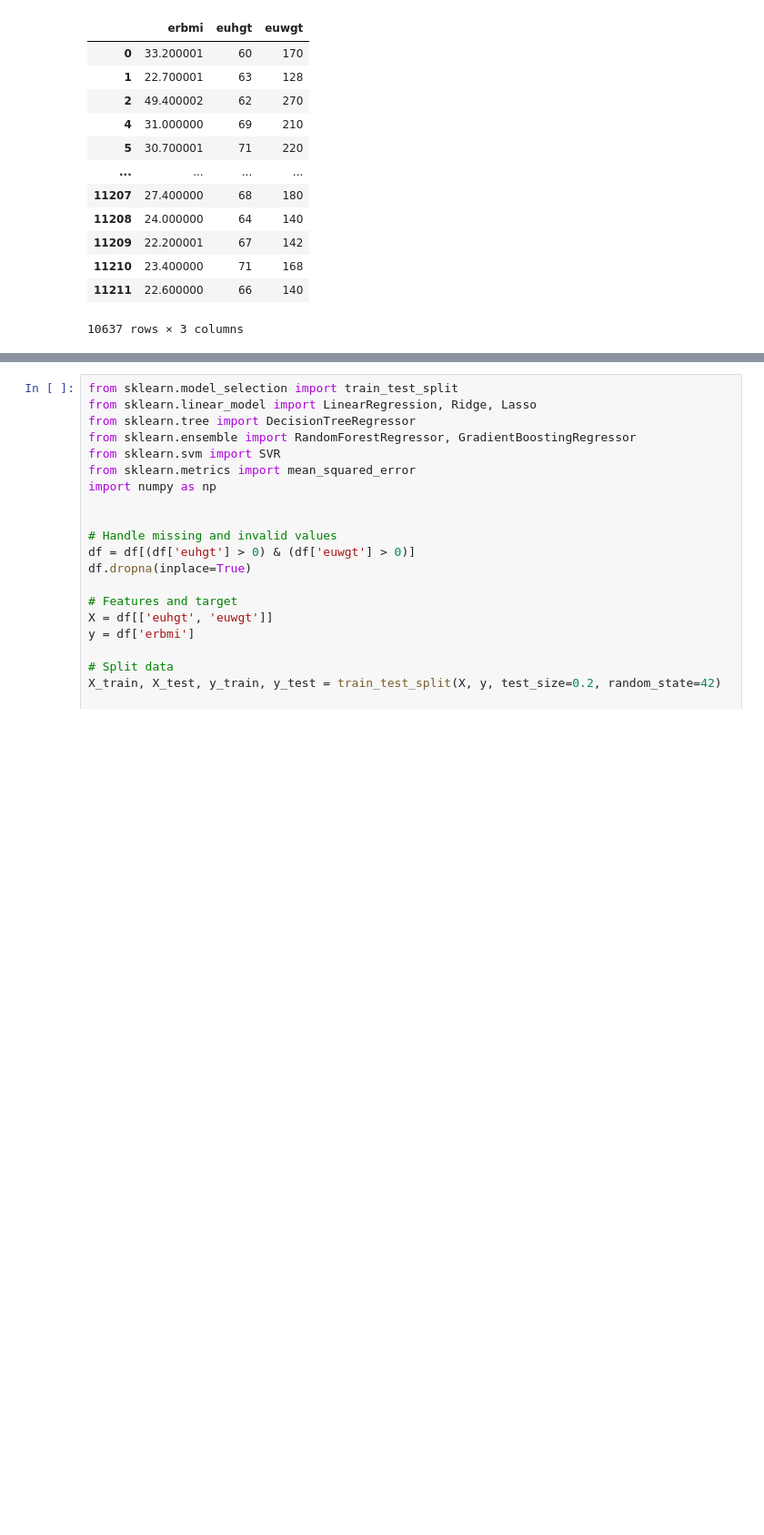
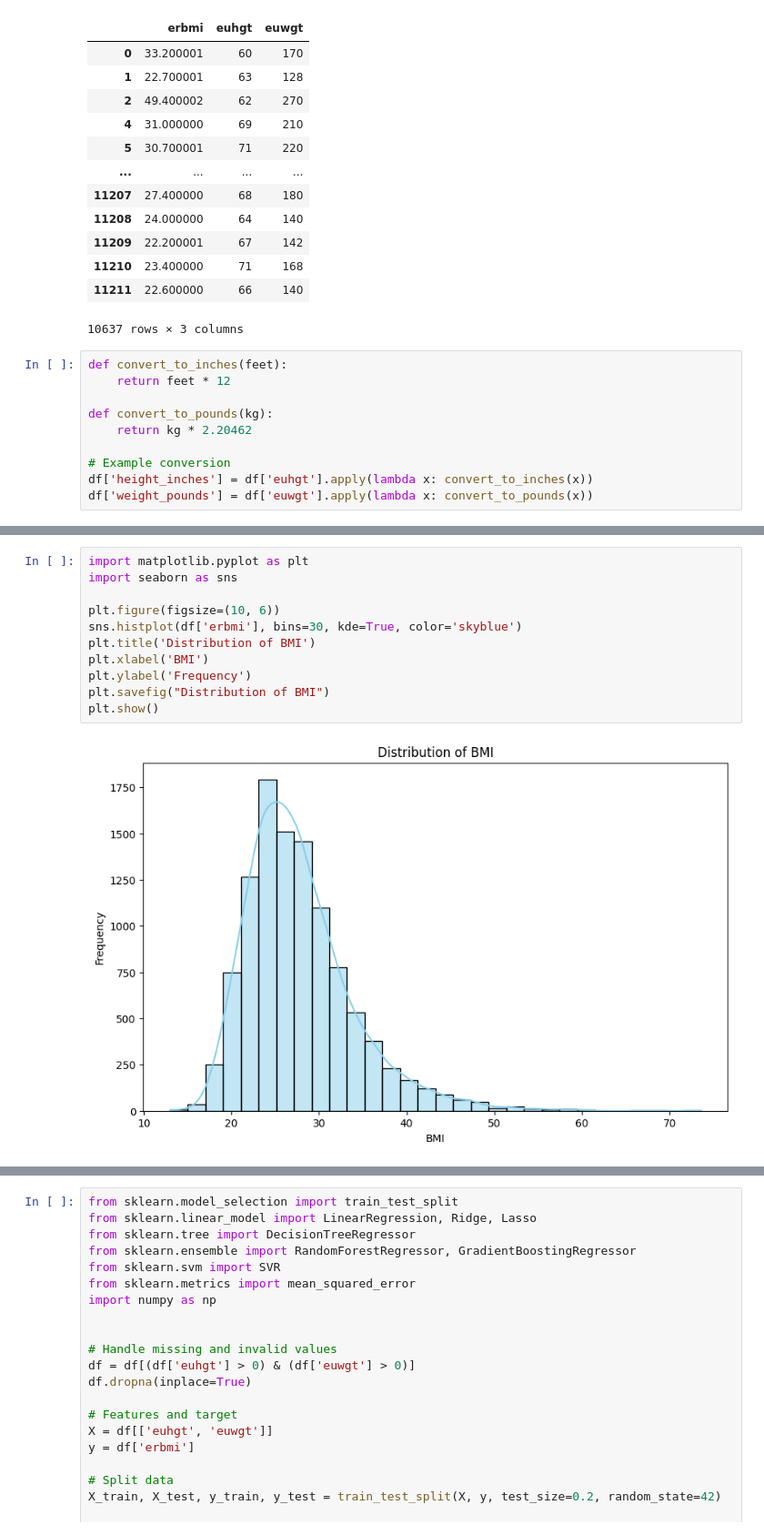
Before and after one commit to rukayat-balogun/Project, a Jupyter notebook: FinalSemesterProject/Webapp/analysis.ipynb, the cells around one changed output, grey strips where cells are left out. Shown at 91% size. Cells and saved outputs as stored; diff of their text form; blank space fills up the shorter version.

```diff
--- a/FinalSemesterProject/Webapp/analysis.ipynb
+++ b/FinalSemesterProject/Webapp/analysis.ipynb
@@ -123,3 +123,13 @@ df
 | 11210 | 23.400000 | 71 | 168 |
 | 11211 | 22.600000 | 66 | 140 |
 10637 rows × 3 columns
+# %%
+def convert_to_inches(feet):
+    return feet * 12
+
+def convert_to_pounds(kg):
+    return kg * 2.20462
+
+# Example conversion
+df['height_inches'] = df['euhgt'].apply(lambda x: convert_to_inches(x))
+df['weight_pounds'] = df['euwgt'].apply(lambda x: convert_to_pounds(x))
@@ -125,0 +157,13 @@ df
+# %%
+import matplotlib.pyplot as plt
+import seaborn as sns
+
+plt.figure(figsize=(10, 6))
+sns.histplot(df['erbmi'], bins=30, kde=True, color='skyblue')
+plt.title('Distribution of BMI')
+plt.xlabel('BMI')
+plt.ylabel('Frequency')
+plt.savefig("Distribution of BMI")
+plt.show()
+# %% [output]
+[figure, added]
```
Also changed, not shown: parts of 7 cells of this notebook, 19 other files.
